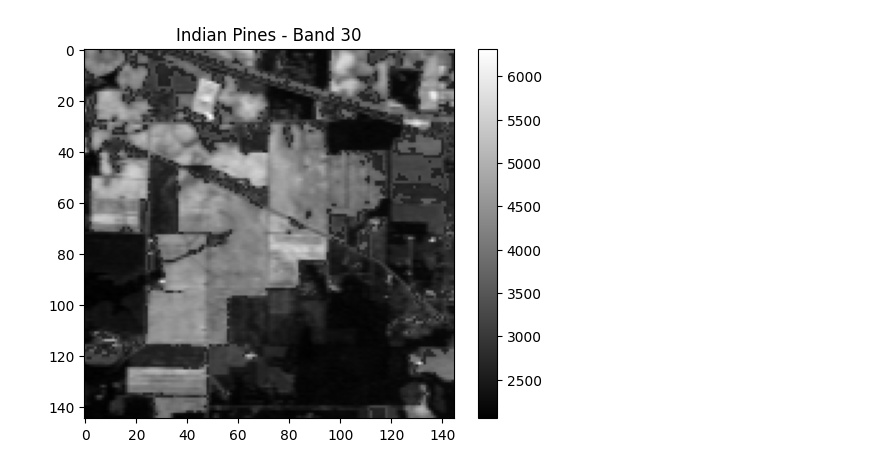
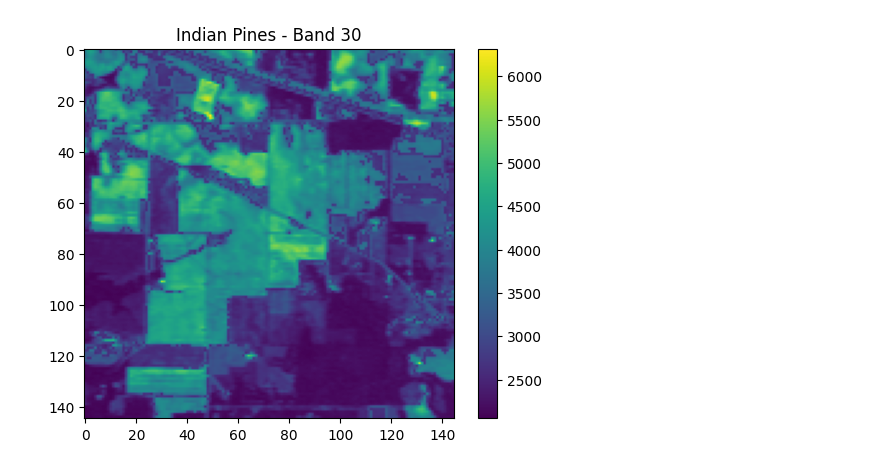
Before and after one commit to utat-ss/FINCH-destriping, a Jupyter notebook: destriping/augmentation_pipeline/apply_stripes_indian_pines.ipynb, the cells around one changed output. Saved outputs shown, nothing was run; the diff lists cells and outputs as text; code cells hidden in the pictures.

```diff
--- a/destriping/augmentation_pipeline/apply_stripes_indian_pines.ipynb
+++ b/destriping/augmentation_pipeline/apply_stripes_indian_pines.ipynb
@@ -48,8 +43,8 @@ plt.show()
 # %%
 
-plt.imshow(indian_pines_data[:, :, band_index], cmap='gray')
+plt.imshow(indian_pines_data[:, :, band_index], cmap='viridis')
 plt.title(f"Indian Pines - Band {band_index + 1}")
 plt.colorbar()
 plt.show()
 # %% [output]
-[figure, old version]
+[figure, new version]
```
Also changed, not shown: parts of 2 cells of this notebook, 1 other file.
